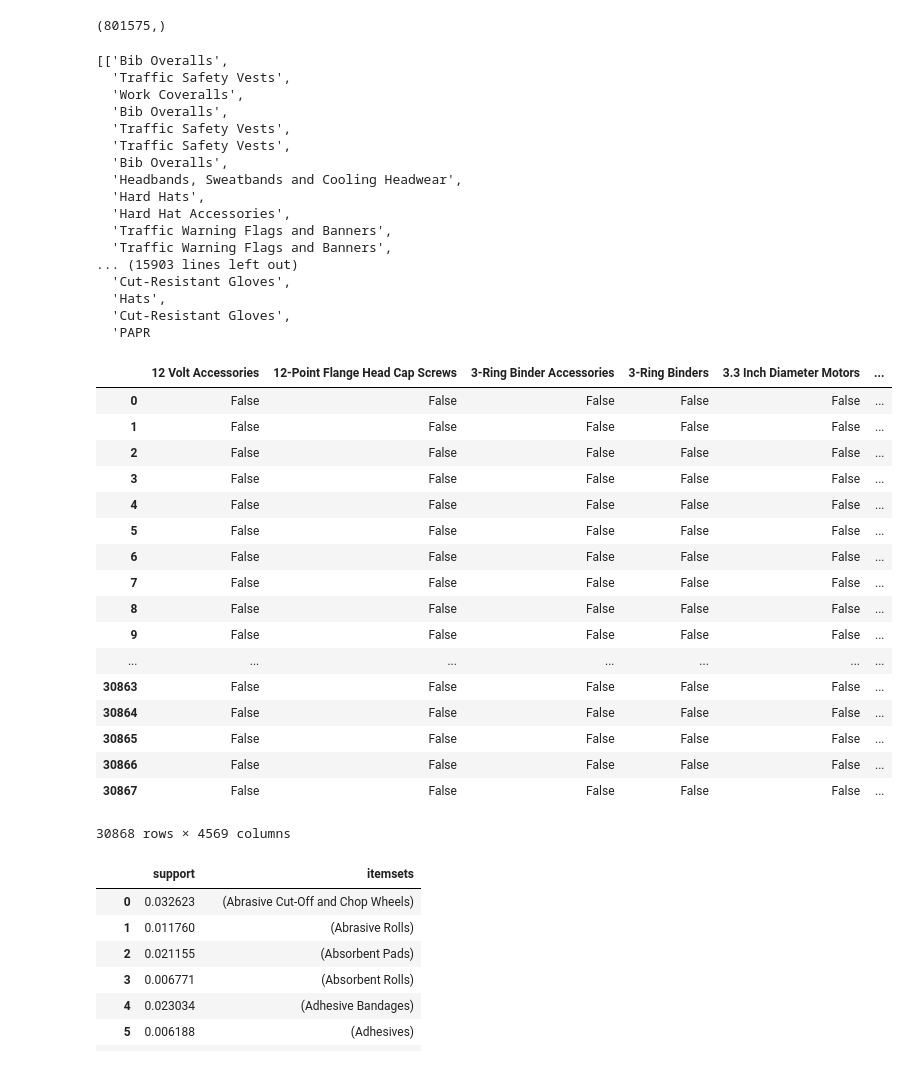
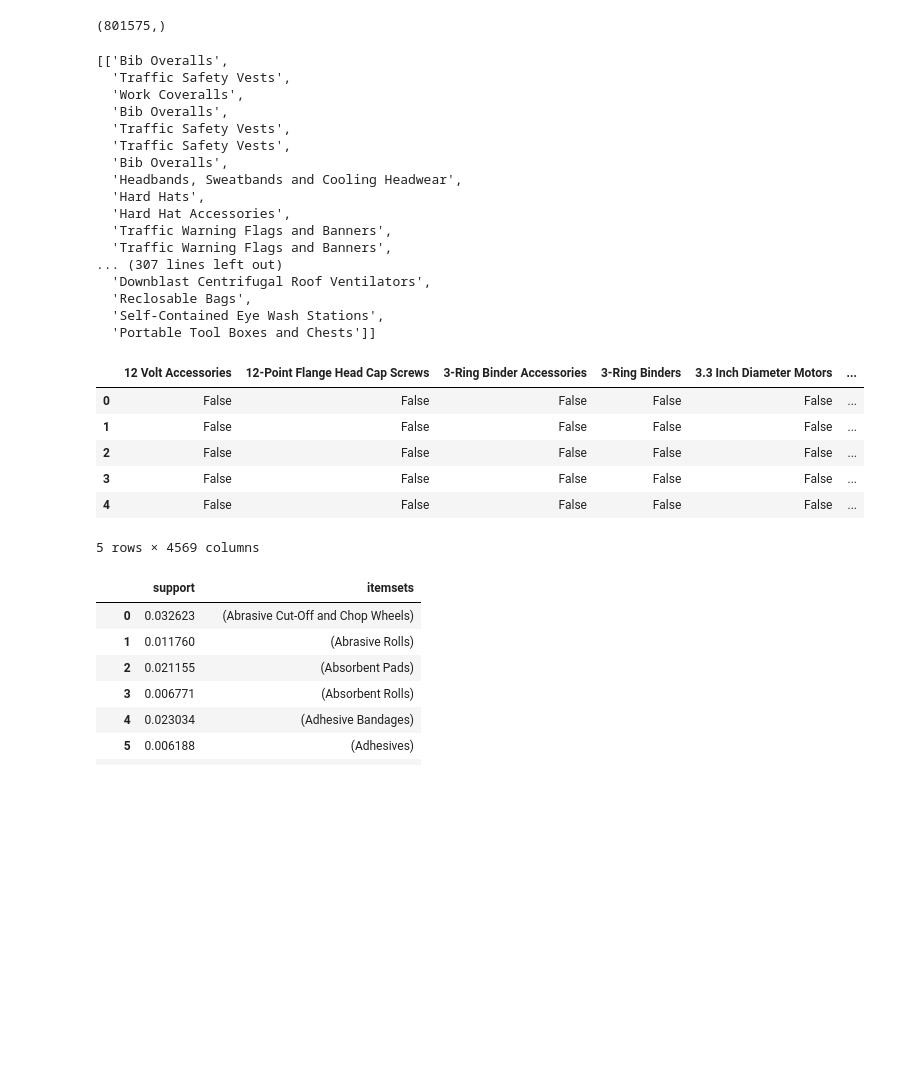
Before and after one commit to deejayrusso/E-Commerce-Recommendations, a Jupyter notebook: E-Commerce Recommendation Notebook.ipynb, the cells around one changed output. Drawn from its saved outputs; the diff is of its cells as text; code cells hidden in the pictures; blank space fills up the shorter version.

```diff
--- a/E-Commerce Recommendation Notebook.ipynb
+++ b/E-Commerce Recommendation Notebook.ipynb
@@ -269,7 +269,7 @@ grouped.shape
 # %%
 #filter out small orders
 filtered_group = [x for x in grouped if len(x)>=10 ]
-filtered_group
+filtered_group[:5]
 # %% [output]
 [['Bib Overalls',
   'Traffic Safety Vests',
@@ -283,36 +283,25 @@ filtered_group
   'Hard Hat Accessories',
   'Traffic Warning Flags and Banners',
   'Traffic Warning Flags and Banners',
-... (15903 lines left out)
-  'Cut-Resistant Gloves',
-  'Hats',
-  'Cut-Resistant Gloves',
-  'PAPR
+... (307 lines left out)
+  'Downblast Centrifugal Roof Ventilators',
+  'Reclosable Bags',
+  'Self-Contained Eye Wash Stations',
+  'Portable Tool Boxes and Chests']]
 # %%
 # One-hot encode data in pandas dataframe
 te = TransactionEncoder()
 te_ary = te.fit(filtered_group).transform(filtered_group)
 transaction_group = pd.DataFrame(te_ary, columns=te.columns_)
-transaction_group
+transaction_group.head()
 # %% [output]
 |  | 12 Volt Accessories | 12-Point Flange Head Cap Screws | 3-Ring Binder Accessories | 3-Ring Binders | 3.3 Inch Diameter Motors | ... |
 | 0 | False | False | False | False | False | ... |
 | 1 | False | False | False | False | False | ... |
 | 2 | False | False | False | False | False | ... |
 | 3 | False | False | False | False | False | ... |
 | 4 | False | False | False | False | False | ... |
-| 5 | False | False | False | False | False | ... |
-| 6 | False | False | False | False | False | ... |
-| 7 | False | False | False | False | False | ... |
-| 8 | False | False | False | False | False | ... |
-| 9 | False | False | False | False | False | ... |
-| ... | ... | ... | ... | ... | ... | ... |
-| 30863 | False | False | False | False | False | ... |
-| 30864 | False | False | False | False | False | ... |
-| 30865 | False | False | False | False | False | ... |
-| 30866 | False | False | False | False | False | ... |
-| 30867 | False | False | False | False | False | ... |
-30868 rows × 4569 columns
+5 rows × 4569 columns
 # %%
 # Find items with any support using apriori algorithm to show which have any possible relationship (will filter more later)
 apriori(transaction_group, min_support=0.005, use_colnames=True)
```
Also changed, not shown: parts of 4 cells of this notebook.
